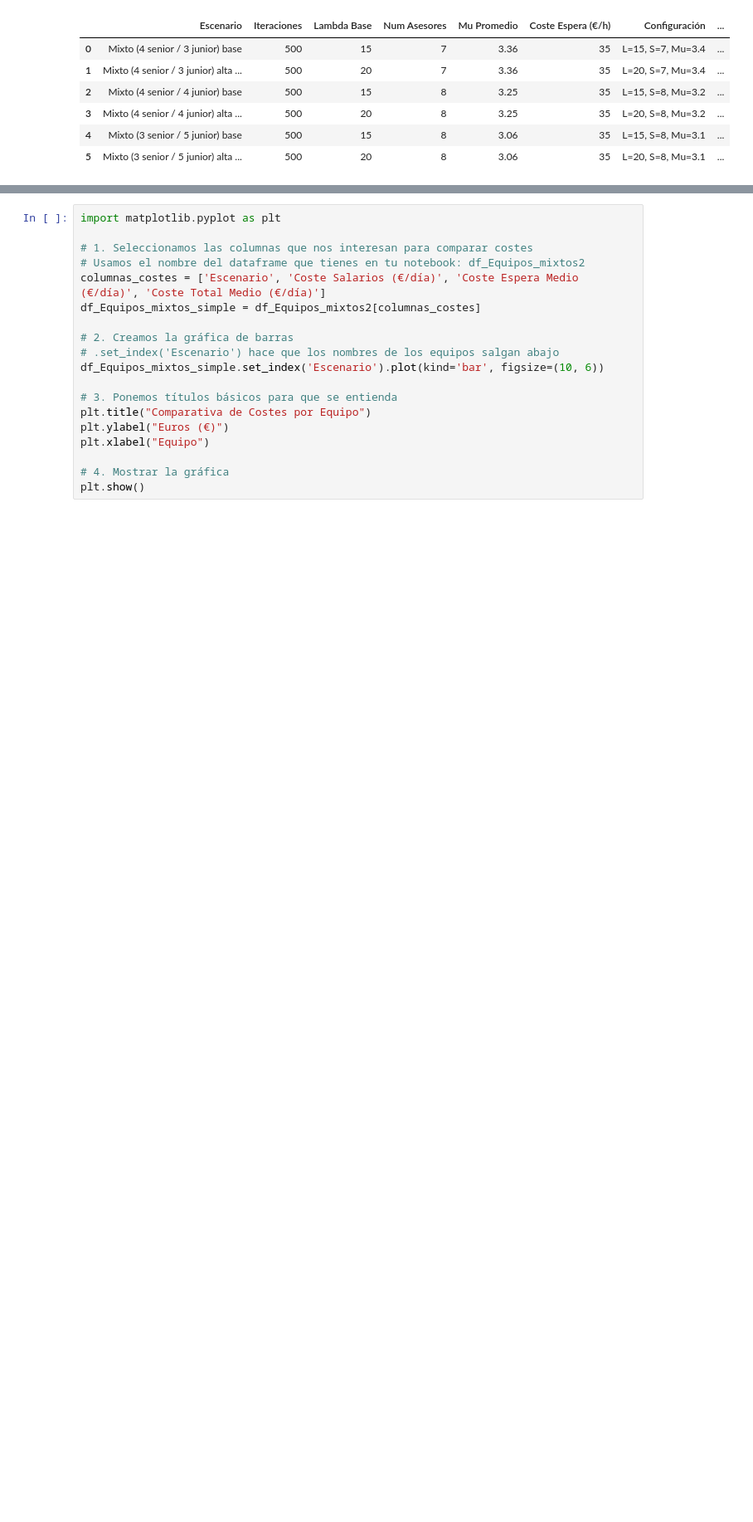
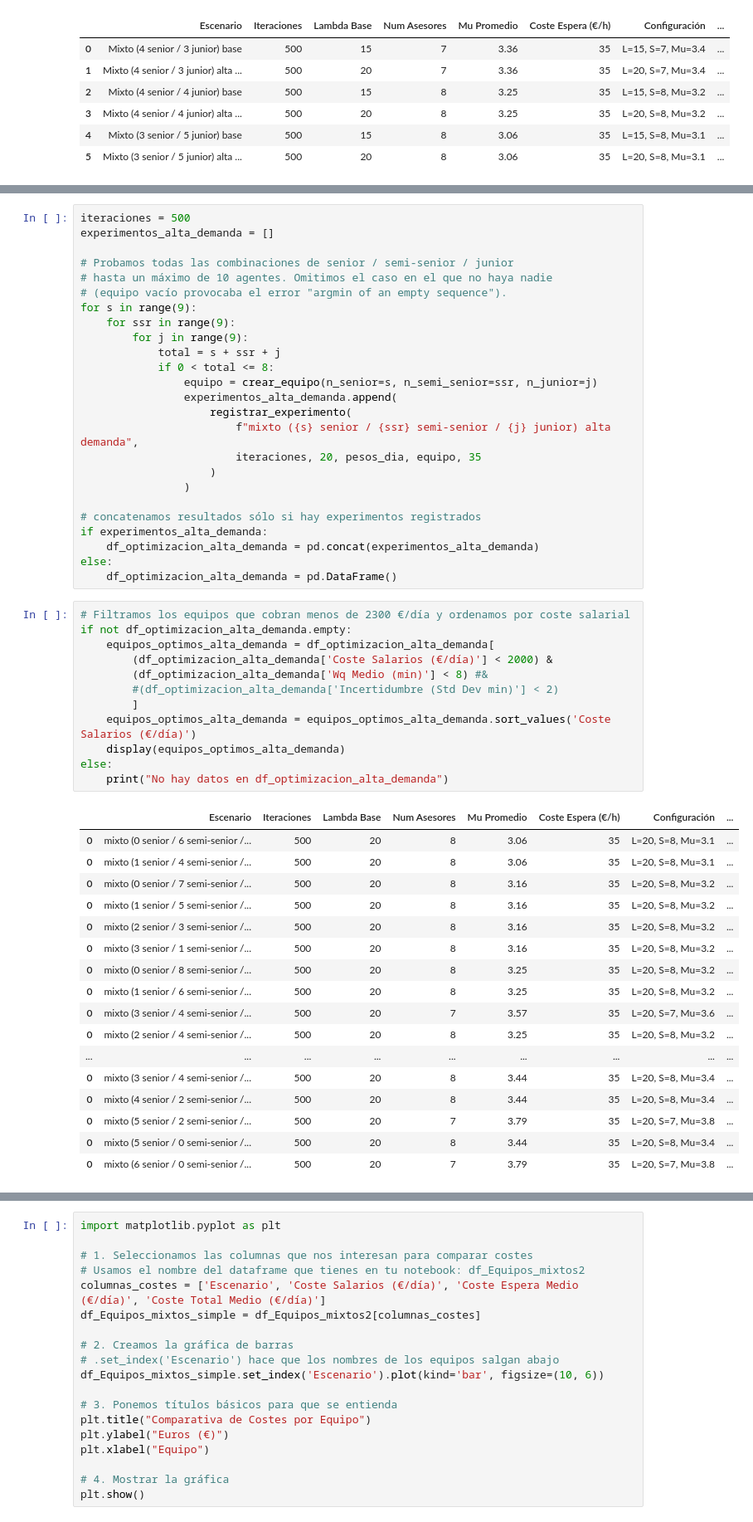
Before and after one commit to jairosdc/queue-staffing-optimization, a Jupyter notebook: Analisis_de_dataset.ipynb, the cells around one changed output, grey strips where cells are left out. Shown at 83% size. Drawn from its saved outputs; the diff is of its cells as text; blank space fills up the shorter version.

```diff
--- a/Analisis_de_dataset.ipynb
+++ b/Analisis_de_dataset.ipynb
@@ -632,0 +631,55 @@ display(df_Equipos_mixtos2)
+# %%
+iteraciones = 500
+experimentos_alta_demanda = []
+
+# Probamos todas las combinaciones de senior / semi-senior / junior
+# hasta un máximo de 10 agentes. Omitimos el caso en el que no haya nadie
+# (equipo vacío provocaba el error "argmin of an empty sequence").
+for s in range(9):
+    for ssr in range(9):
+        for j in range(9):
+            total = s + ssr + j
+            if 0 < total <= 8:
+                equipo = crear_equipo(n_senior=s, n_semi_senior=ssr, n_junior=j)
+                experimentos_alta_demanda.append(
+                    registrar_experimento(
+                        f"mixto ({s} senior / {ssr} semi-senior / {j} junior) alta demanda",
+                        iteraciones, 20, pesos_dia, equipo, 35
+                    )
+                )
+
+# concatenamos resultados sólo si hay experimentos registrados
+if experimentos_alta_demanda:
+    df_optimizacion_alta_demanda = pd.concat(experimentos_alta_demanda)
+else:
+    df_optimizacion_alta_demanda = pd.DataFrame()
+# %%
+# Filtramos los equipos que cobran menos de 2300 €/día y ordenamos por coste salarial
+if not df_optimizacion_alta_demanda.empty:
+    equipos_optimos_alta_demanda = df_optimizacion_alta_demanda[
+        (df_optimizacion_alta_demanda['Coste Salarios (€/día)'] < 2000) &
+        (df_optimizacion_alta_demanda['Wq Medio (min)'] < 8) #&
+        #(df_optimizacion_alta_demanda['Incertidumbre (Std Dev min)'] < 2)
+        ]
+    equipos_optimos_alta_demanda = equipos_optimos_alta_demanda.sort_values('Coste Salarios (€/día)')
+    display(equipos_optimos_alta_demanda)
+else:
+    print("No hay datos en df_optimizacion_alta_demanda")
+# %% [output]
+|  | Escenario | Iteraciones | Lambda Base | Num Asesores | Mu Promedio | Coste Espera (€/h) | Configuración | ... |
+| 0 | mixto (0 senior / 6 semi-senior /... | 500 | 20 | 8 | 3.06 | 35 | L=20, S=8, Mu=3.1 | ... |
+| 0 | mixto (1 senior / 4 semi-senior /... | 500 | 20 | 8 | 3.06 | 35 | L=20, S=8, Mu=3.1 | ... |
+| 0 | mixto (0 senior / 7 semi-senior /... | 500 | 20 | 8 | 3.16 | 35 | L=20, S=8, Mu=3.2 | ... |
+| 0 | mixto (1 senior / 5 semi-senior /... | 500 | 20 | 8 | 3.16 | 35 | L=20, S=8, Mu=3.2 | ... |
+| 0 | mixto (2 senior / 3 semi-senior /... | 500 | 20 | 8 | 3.16 | 35 | L=20, S=8, Mu=3.2 | ... |
+| 0 | mixto (3 senior / 1 semi-senior /... | 500 | 20 | 8 | 3.16 | 35 | L=20, S=8, Mu=3.2 | ... |
+| 0 | mixto (0 senior / 8 semi-senior /... | 500 | 20 | 8 | 3.25 | 35 | L=20, S=8, Mu=3.2 | ... |
+| 0 | mixto (1 senior / 6 semi-senior /... | 500 | 20 | 8 | 3.25 | 35 | L=20, S=8, Mu=3.2 | ... |
+| 0 | mixto (3 senior / 4 semi-senior /... | 500 | 20 | 7 | 3.57 | 35 | L=20, S=7, Mu=3.6 | ... |
+| 0 | mixto (2 senior / 4 semi-senior /... | 500 | 20 | 8 | 3.25 | 35 | L=20, S=8, Mu=3.2 | ... |
+| ... | ... | ... | ... | ... | ... | ... | ... | ... |
+| 0 | mixto (3 senior / 4 semi-senior /... | 500 | 20 | 8 | 3.44 | 35 | L=20, S=8, Mu=3.4 | ... |
+| 0 | mixto (4 senior / 2 semi-senior /... | 500 | 20 | 8 | 3.44 | 35 | L=20, S=8, Mu=3.4 | ... |
+| 0 | mixto (5 senior / 2 semi-senior /... | 500 | 20 | 7 | 3.79 | 35 | L=20, S=7, Mu=3.8 | ... |
+| 0 | mixto (5 senior / 0 semi-senior /... | 500 | 20 | 8 | 3.44 | 35 | L=20, S=8, Mu=3.4 | ... |
+| 0 | mixto (6 senior / 0 semi-senior /... | 500 | 20 | 7 | 3.79 | 35 | L=20, S=7, Mu=3.8 | ... |
```
Also changed, not shown: parts of 21 cells of this notebook, 1 other file.
